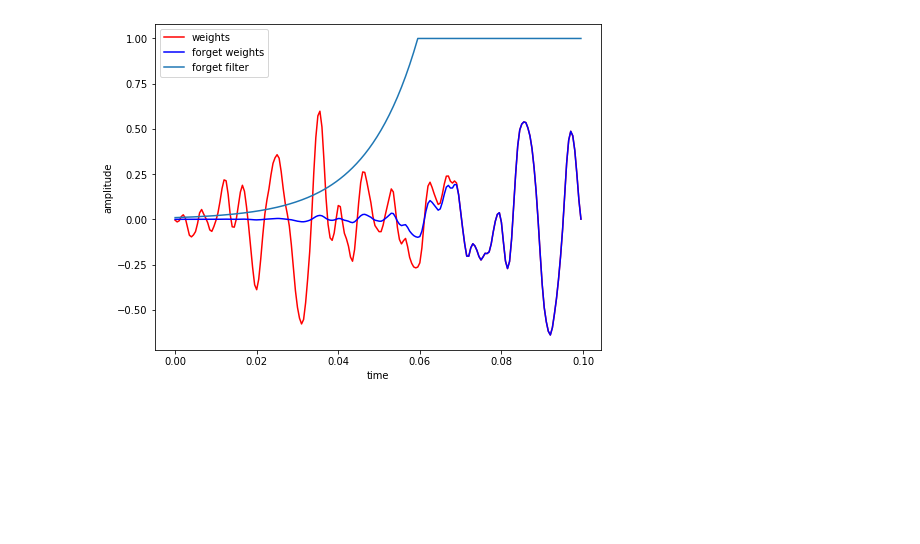
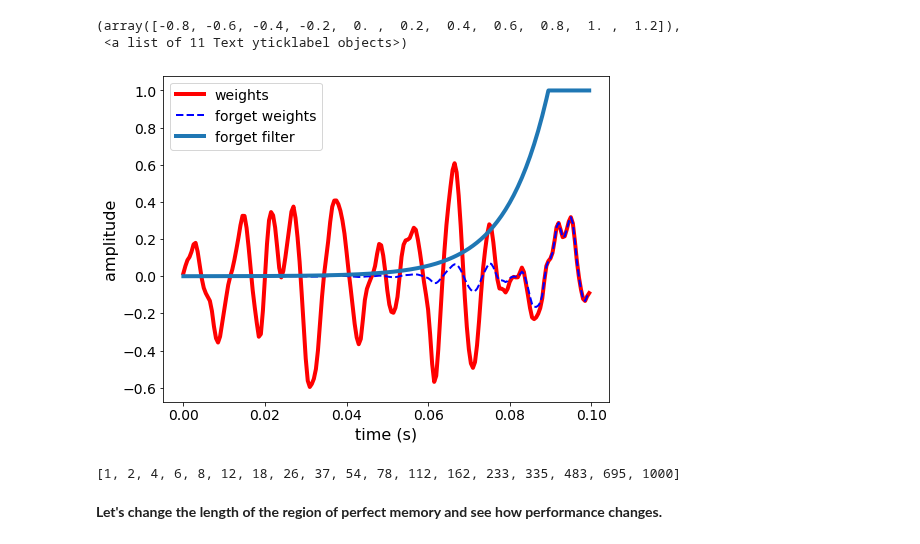
Before and after one commit to BruntonUWBio/structured-random-features, a Jupyter notebook: forgetting_weights.ipynb, the cells around one changed output. Saved outputs shown, nothing was run; the diff lists cells and outputs as text; code cells hidden in the pictures; blank space fills up the shorter version.

```diff
--- a/forgetting_weights.ipynb
+++ b/forgetting_weights.ipynb
@@ -19,2 +40,24 @@ def forget_filter(t, gamma, f_s, t_memory):
+# %%
+# visualize forgetting weights
+mem = 0.01
+weights = lambda M, N: bp_weights(M, N, 50, 120, fs, seed=10)
+f_weights = lambda M, N: weights(M, N) * forget_filter(delta, 1.05, fs, mem)
+
+n = 5
+t = np.arange(0, N) / fs
+fig = plt.figure(figsize=(8, 6))
+plt.plot(t, weights(20, N).T[n], 'r', label='weights', lw=4)
+plt.plot(t, f_weights(20, N).T[n], '--b', label='forget weights', lw=2)
+plt.plot(t, forget_filter(delta, 1.05, fs, mem), label='forget filter', lw=4)
+plt.xlabel('time (s)', fontsize=16)
+plt.ylabel('amplitude', fontsize=16)
+plt.legend(fontsize=14)
+plt.xticks(fontsize=14)
+plt.yticks(fontsize=14)
+# plt.savefig('figures/forget_filter/forget_weights.png')
+# %% [output]
+(array([-0.8, -0.6, -0.4, -0.2,  0. ,  0.2,  0.4,  0.6,  0.8,  1. ,  1.2]),
+ <a list of 11 Text yticklabel objects>)
+[figure, added]
 # %%
 # generate data
@@ -35,22 +72,11 @@ X, y = data_matrix(signal, label, N)
 idx = int(len(X) * 2 / 3)
 X_train, y_train = X[:idx], y[:idx]
 X_test, y_test = X[idx:], y[idx:]
-# %%
-# visualize forgetting weights
-weights = lambda M, N: bp_weights(M, N, 50, 120, f_s, seed=22)
-f_weights = lambda M, N: weights(M, N) * forget_filter(delta, 1.05, f_s, 0.03)
-
-n = 33
-fig = plt.figure(figsize=(8, 6))
-plt.plot(np.arange(0, N) / f_s, weights(200, N).T[n], 'r', label='weights')
-plt.plot(np.arange(0, N) / f_s, f_weights(200, N).T[n], 'b', label='forget weights')
-plt.plot(np.arange(0, N) / f_s, forget_filter(delta, 1.04, f_s, 0.04), label='forget filter')
-plt.xlabel('time')
-plt.ylabel('amplitude')
-plt.legend()
-plt.savefig('figures/forget_weights.png')
-# %% [output]
-[figure, removed]
 # %%
-n_features = np.logspace(0, 4, 6, endpoint=False).astype('int')
+n_features = sorted(set(np.logspace(0, 3, 20).astype('int')))
+print(n_features)
+# %% [output]
+[1, 2, 4, 6, 8, 12, 18, 26, 37, 54, 78, 112, 162, 233, 335, 483, 695, 1000]
+# %% [markdown]
+__Let's change the length of the region of perfect memory and see how performance changes.__
 # %%
```
Also changed, not shown: parts of 16 cells of this notebook, 19 other files.
